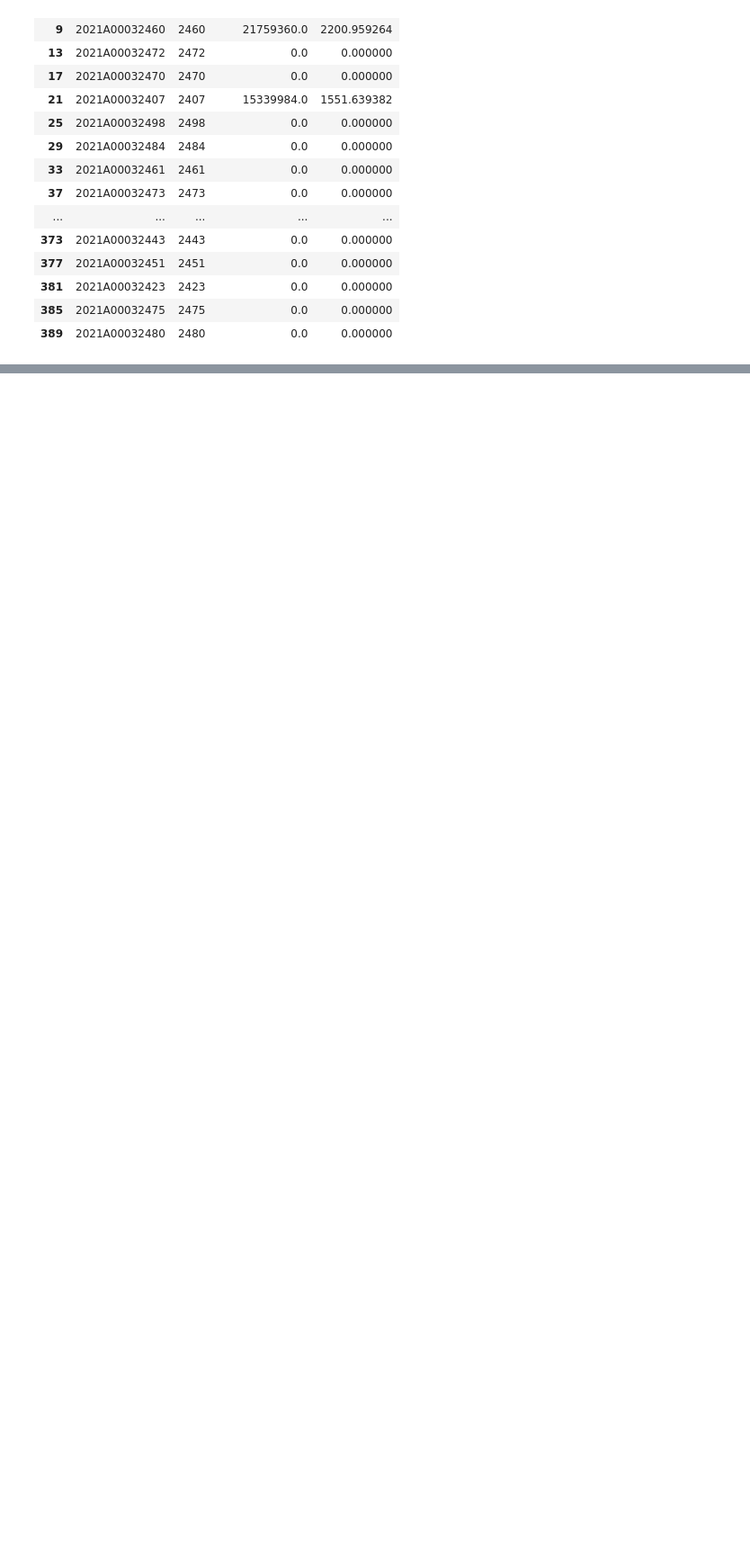
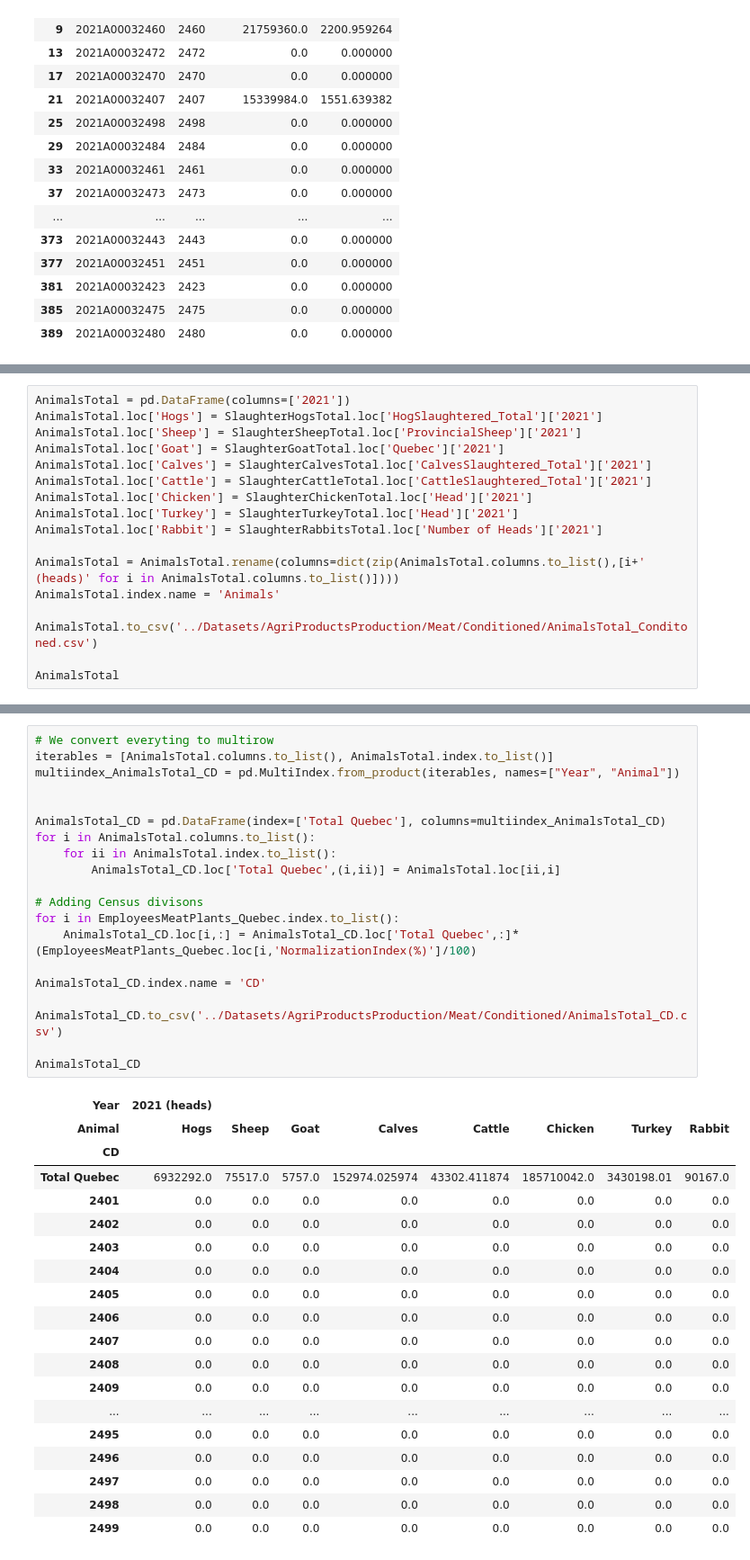
Before and after one commit to emartinher-ULaval/P-flows-Quebec, a Jupyter notebook: Scripts/AgriProductsQuebec.ipynb, the cells around one changed output, grey strips where cells are left out. Shown at 90% size. Cells and saved outputs as stored; diff of their text form; blank space fills up the shorter version.

```diff
--- a/Scripts/AgriProductsQuebec.ipynb
+++ b/Scripts/AgriProductsQuebec.ipynb
@@ -287,0 +337,17 @@ See the caveats in the documentation: https://pandas.pydata.org/pandas-docs/stab
+# %%
+AnimalsTotal = pd.DataFrame(columns=['2021'])
+AnimalsTotal.loc['Hogs'] = SlaughterHogsTotal.loc['HogSlaughtered_Total']['2021']
+AnimalsTotal.loc['Sheep'] = SlaughterSheepTotal.loc['ProvincialSheep']['2021']
+AnimalsTotal.loc['Goat'] = SlaughterGoatTotal.loc['Quebec']['2021']
+AnimalsTotal.loc['Calves'] = SlaughterCalvesTotal.loc['CalvesSlaughtered_Total']['2021']
+AnimalsTotal.loc['Cattle'] = SlaughterCattleTotal.loc['CattleSlaughtered_Total']['2021']
+AnimalsTotal.loc['Chicken'] = SlaughterChickenTotal.loc['Head']['2021']
+AnimalsTotal.loc['Turkey'] = SlaughterTurkeyTotal.loc['Head']['2021']
+AnimalsTotal.loc['Rabbit'] = SlaughterRabbitsTotal.loc['Number of Heads']['2021']
+
+AnimalsTotal = AnimalsTotal.rename(columns=dict(zip(AnimalsTotal.columns.to_list(),[i+' (heads)' for i in AnimalsTotal.columns.to_list()])))
+AnimalsTotal.index.name = 'Animals'
+
+AnimalsTotal.to_csv('../Datasets/AgriProductsProduction/Meat/Conditioned/AnimalsTotal_Conditoned.csv')
+
+AnimalsTotal
@@ -287,0 +455,40 @@ See the caveats in the documentation: https://pandas.pydata.org/pandas-docs/stab
+# %%
+# We convert everyting to multirow
+iterables = [AnimalsTotal.columns.to_list(), AnimalsTotal.index.to_list()]
+multiindex_AnimalsTotal_CD = pd.MultiIndex.from_product(iterables, names=["Year", "Animal"])
+
+
+AnimalsTotal_CD = pd.DataFrame(index=['Total Quebec'], columns=multiindex_AnimalsTotal_CD)
+for i in AnimalsTotal.columns.to_list():
+    for ii in AnimalsTotal.index.to_list():
+        AnimalsTotal_CD.loc['Total Quebec',(i,ii)] = AnimalsTotal.loc[ii,i]
+
+# Adding Census divisons
+for i in EmployeesMeatPlants_Quebec.index.to_list():
+    AnimalsTotal_CD.loc[i,:] = AnimalsTotal_CD.loc['Total Quebec',:]*(EmployeesMeatPlants_Quebec.loc[i,'NormalizationIndex(%)']/100)
+
+AnimalsTotal_CD.index.name = 'CD'
+
+AnimalsTotal_CD.to_csv('../Datasets/AgriProductsProduction/Meat/Conditioned/AnimalsTotal_CD.csv')
+
+AnimalsTotal_CD
+# %% [output]
+| Year | 2021 (heads) |  |  |  |  |  |  |  |
+| Animal | Hogs | Sheep | Goat | Calves | Cattle | Chicken | Turkey | Rabbit |
+| CD |  |  |  |  |  |  |  |  |
+| Total Quebec | 6932292.0 | 75517.0 | 5757.0 | 152974.025974 | 43302.411874 | 185710042.0 | 3430198.01 | 90167.0 |
+| 2401 | 0.0 | 0.0 | 0.0 | 0.0 | 0.0 | 0.0 | 0.0 | 0.0 |
+| 2402 | 0.0 | 0.0 | 0.0 | 0.0 | 0.0 | 0.0 | 0.0 | 0.0 |
+| 2403 | 0.0 | 0.0 | 0.0 | 0.0 | 0.0 | 0.0 | 0.0 | 0.0 |
+| 2404 | 0.0 | 0.0 | 0.0 | 0.0 | 0.0 | 0.0 | 0.0 | 0.0 |
+| 2405 | 0.0 | 0.0 | 0.0 | 0.0 | 0.0 | 0.0 | 0.0 | 0.0 |
+| 2406 | 0.0 | 0.0 | 0.0 | 0.0 | 0.0 | 0.0 | 0.0 | 0.0 |
+| 2407 | 0.0 | 0.0 | 0.0 | 0.0 | 0.0 | 0.0 | 0.0 | 0.0 |
+| 2408 | 0.0 | 0.0 | 0.0 | 0.0 | 0.0 | 0.0 | 0.0 | 0.0 |
+| 2409 | 0.0 | 0.0 | 0.0 | 0.0 | 0.0 | 0.0 | 0.0 | 0.0 |
+| ... | ... | ... | ... | ... | ... | ... | ... | ... |
+| 2495 | 0.0 | 0.0 | 0.0 | 0.0 | 0.0 | 0.0 | 0.0 | 0.0 |
+| 2496 | 0.0 | 0.0 | 0.0 | 0.0 | 0.0 | 0.0 | 0.0 | 0.0 |
+| 2497 | 0.0 | 0.0 | 0.0 | 0.0 | 0.0 | 0.0 | 0.0 | 0.0 |
+| 2498 | 0.0 | 0.0 | 0.0 | 0.0 | 0.0 | 0.0 | 0.0 | 0.0 |
+| 2499 | 0.0 | 0.0 | 0.0 | 0.0 | 0.0 | 0.0 | 0.0 | 0.0 |
```
Also changed, not shown: parts of 19 cells of this notebook, 36 other files.
